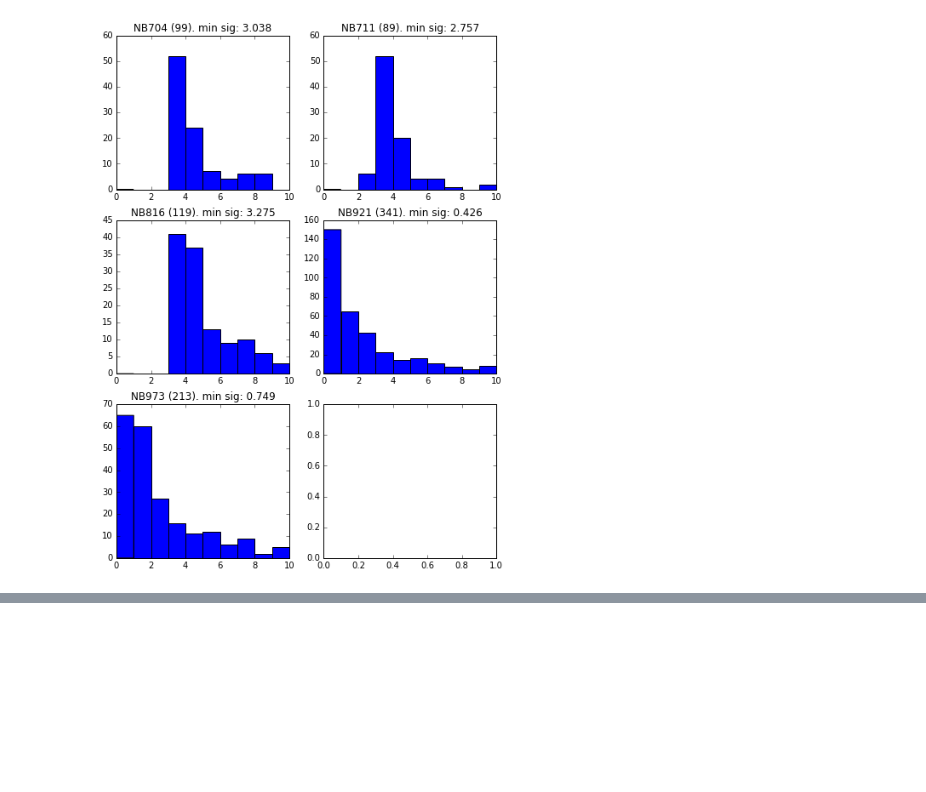
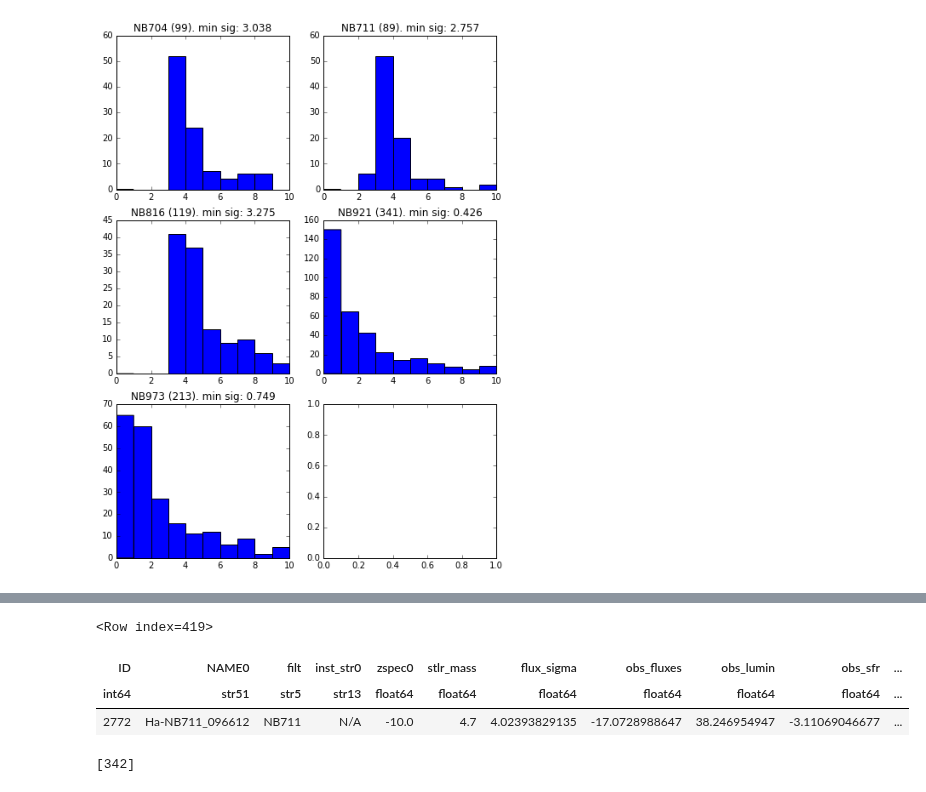
Before and after one commit to kaitshin/LowM_MainSequence, a Jupyter notebook: flux_cutoffs.ipynb, the cells around one changed output, grey strips where cells are left out. Saved outputs shown, nothing was run; the diff lists cells and outputs as text; code cells hidden in the pictures; blank space fills up the shorter version.

```diff
--- a/flux_cutoffs.ipynb
+++ b/flux_cutoffs.ipynb
@@ -107,0 +142,11 @@ for ax, ff in zip(np.ndarray.flatten(axarr), ['NB704', 'NB711', 'NB816', 'NB921'
+# %%
+msc2[419]
+# %% [output]
+<Row index=419>
+| ID | NAME0 | filt | inst_str0 | zspec0 | stlr_mass | flux_sigma | obs_fluxes | obs_lumin | obs_sfr | ... |
+| int64 | str51 | str5 | str13 | float64 | float64 | float64 | float64 | float64 | float64 | ... |
+| 2772 | Ha-NB711_096612 | NB711 | N/A | -10.0 | 4.7 | 4.02393829135 | -17.0728988647 | 38.246954947 | -3.11069046677 | ... |
+# %%
+[x for x in range(len(msc2)) if msc2['flux_sigma'][x] > 4 and msc2['stlr_mass'][x] < 6 and msc2['obs_sfr'][x] > -2.4]
+# %% [output]
+[342]
```
Also changed, not shown: parts of 15 cells of this notebook.
